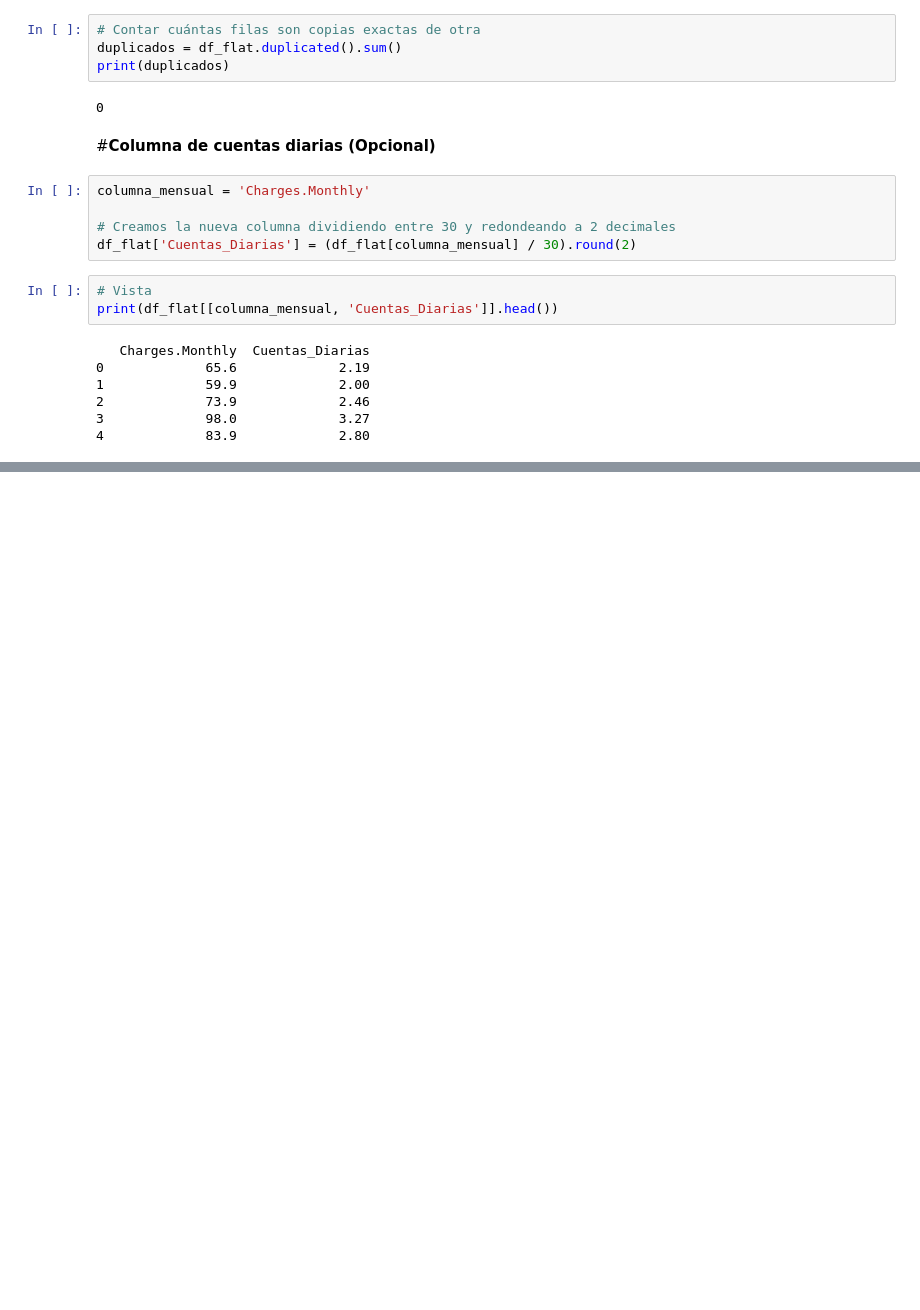
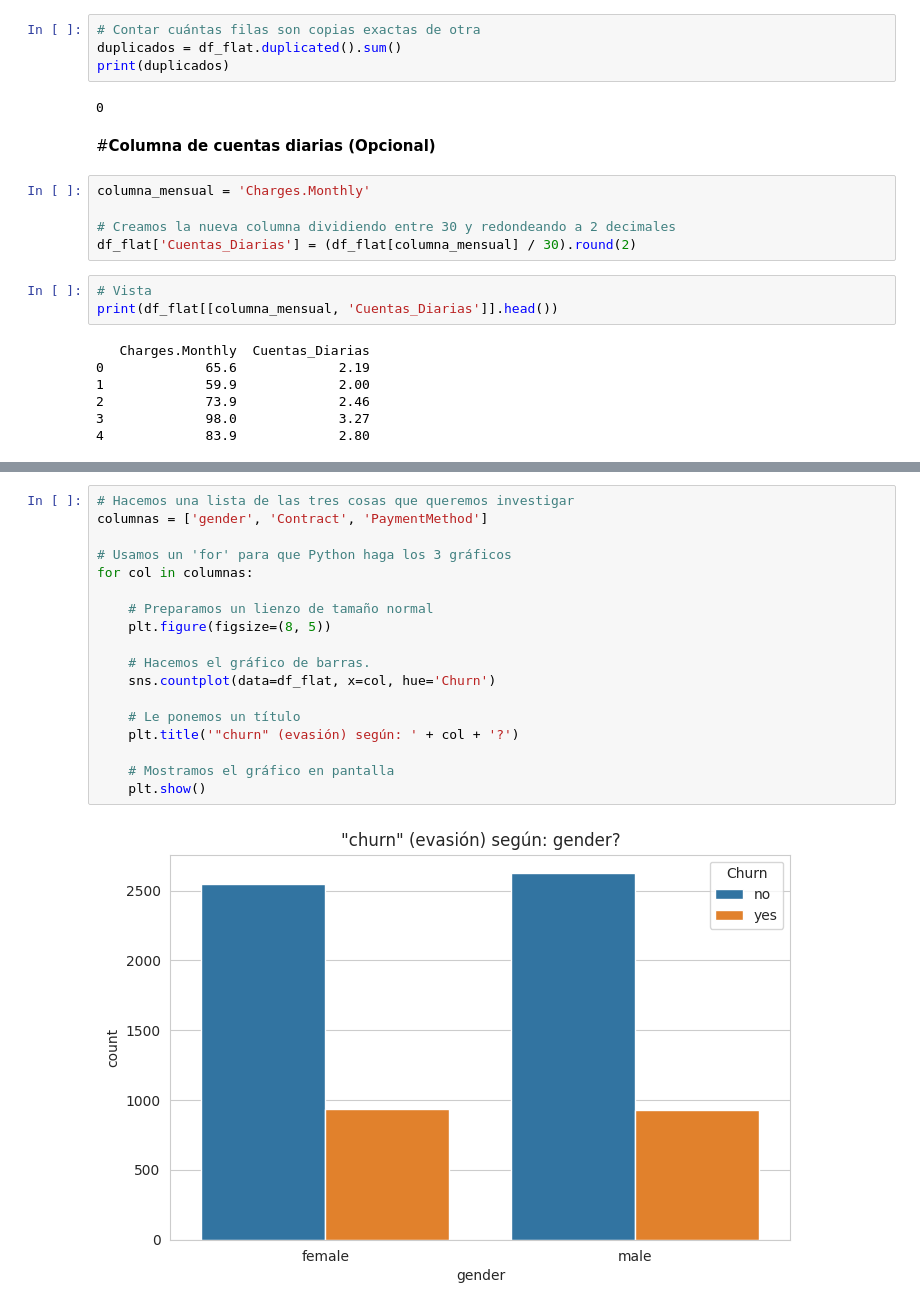
Before and after one commit to fabrizzio2901/TelecomX-Datos, a Jupyter notebook: telecomx_datos.ipynb, the cells around one changed output, grey strips where cells are left out. Cells and saved outputs as stored; diff of their text form; blank space fills up the shorter version.

```diff
--- a/telecomx_datos.ipynb
+++ b/telecomx_datos.ipynb
@@ -209,0 +279,20 @@ print(df_flat[[columna_mensual, 'Cuentas_Diarias']].head())
+# %%
+# Hacemos una lista de las tres cosas que queremos investigar
+columnas = ['gender', 'Contract', 'PaymentMethod']
+
+# Usamos un 'for' para que Python haga los 3 gráficos
+for col in columnas:
+
+    # Preparamos un lienzo de tamaño normal
+    plt.figure(figsize=(8, 5))
+
+    # Hacemos el gráfico de barras.
+    sns.countplot(data=df_flat, x=col, hue='Churn')
+
+    # Le ponemos un título
+    plt.title('"churn" (evasión) según: ' + col + '?')
+
+    # Mostramos el gráfico en pantalla
+    plt.show()
+# %% [output]
+[figure, added]
```
Also changed, not shown: parts of 7 cells of this notebook.
